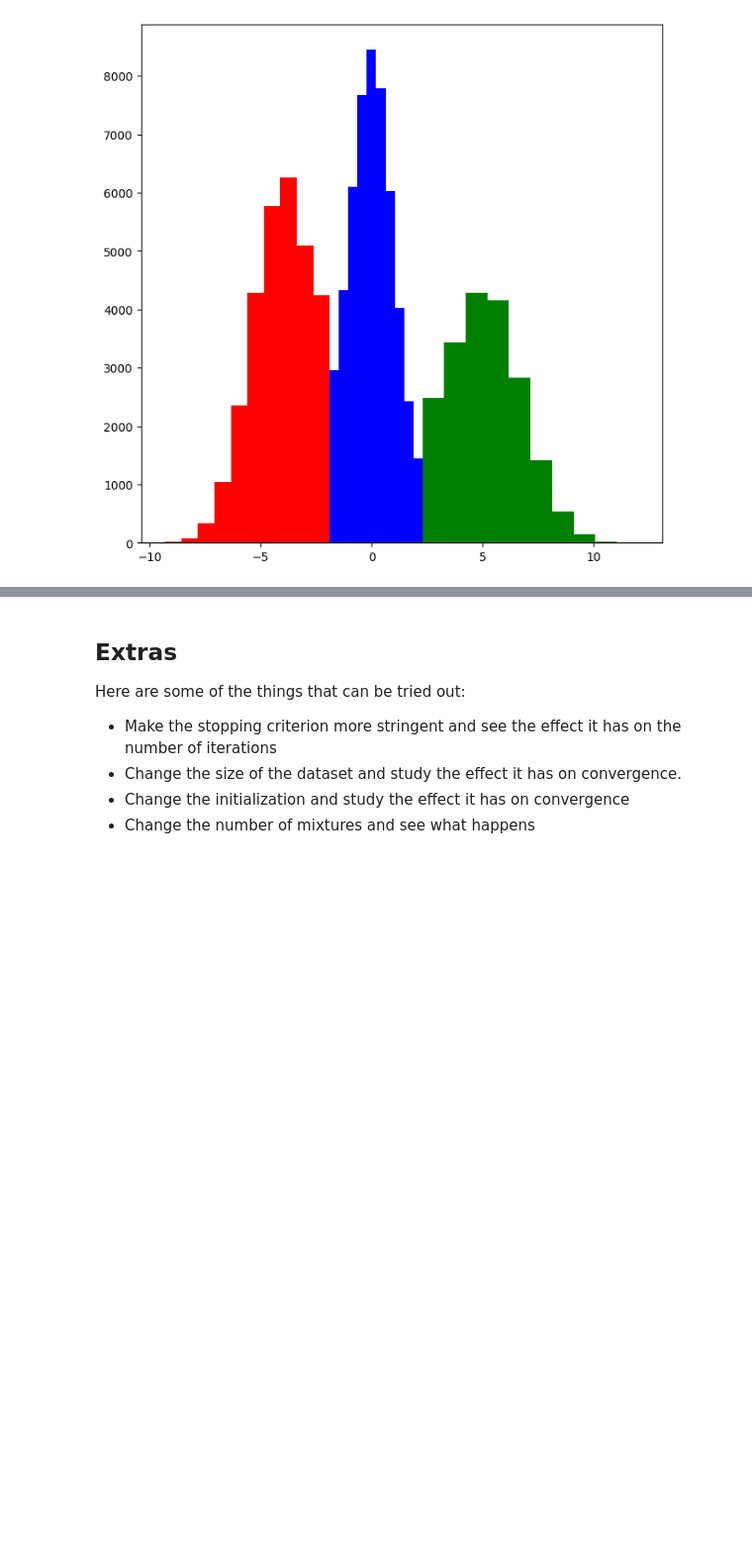
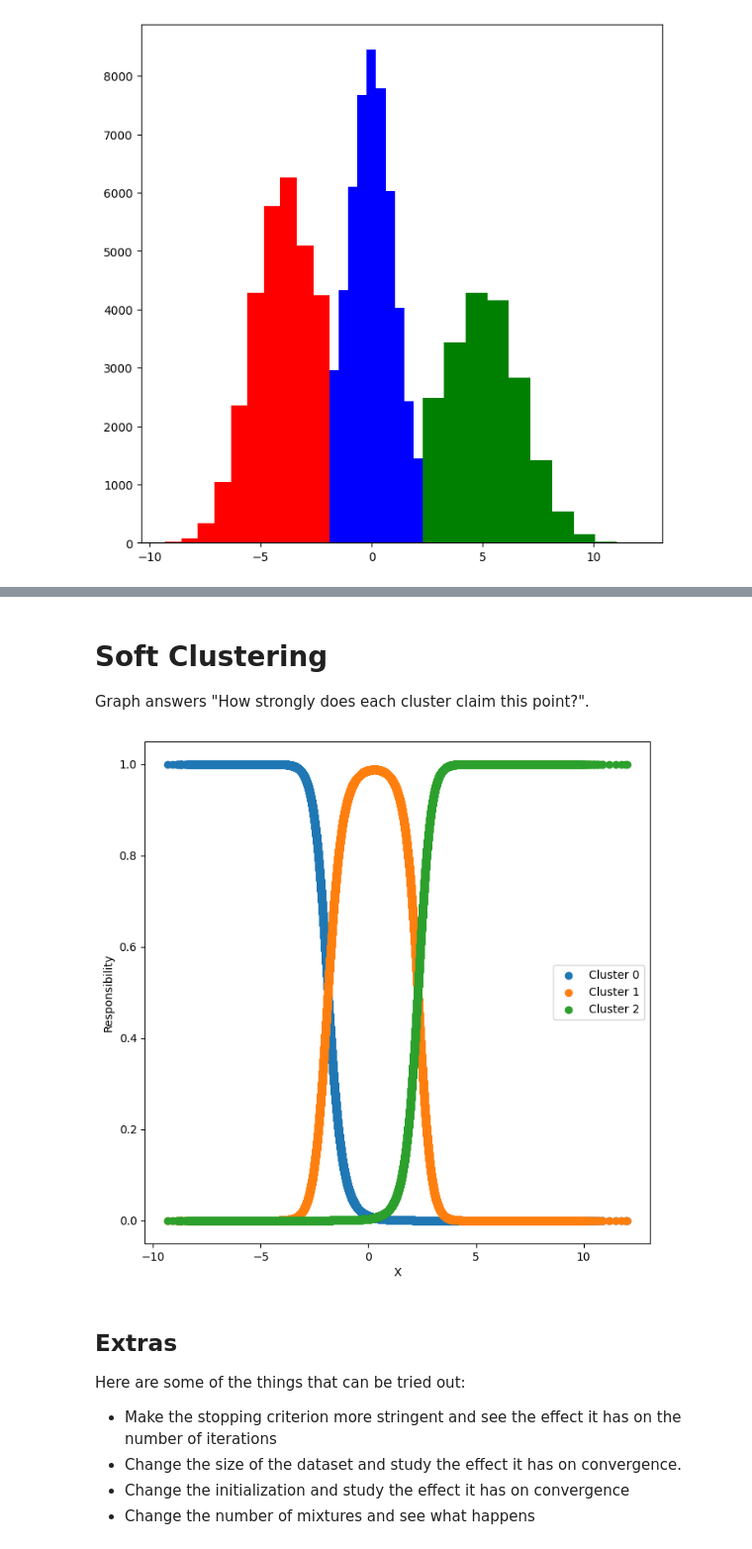
Before and after one commit to shivainlabs/Machine-Learning, a Jupyter notebook: Clustering/Estimation/EM_Algorithm_using_Numpy.ipynb, the cells around one changed output, grey strips where cells are left out. Shown at 99% size. Saved outputs shown, nothing was run; the diff lists cells and outputs as text; code cells hidden in the pictures; blank space fills up the shorter version.

Commit message:
Include soft clustering Graph

```diff
--- a/Clustering/Estimation/EM_Algorithm_using_Numpy.ipynb
+++ b/Clustering/Estimation/EM_Algorithm_using_Numpy.ipynb
@@ -284,3 +299,17 @@ for i in range(3):
+# %% [markdown]
+# Soft Clustering
+Graph answers "How strongly does each cluster claim this point?".
+# %%
+plt.scatter(X, lamb[:, 0], label="Cluster 0")
+plt.scatter(X, lamb[:, 1], label="Cluster 1")
+plt.scatter(X, lamb[:, 2], label="Cluster 2")
+
+plt.xlabel("X")
+plt.ylabel("Responsibility")
+plt.legend()
+plt.show()
+# %% [output]
+[figure, added]
 # %% [markdown]
 ## Extras
 
```
Also changed, not shown: parts of 4 cells of this notebook.
